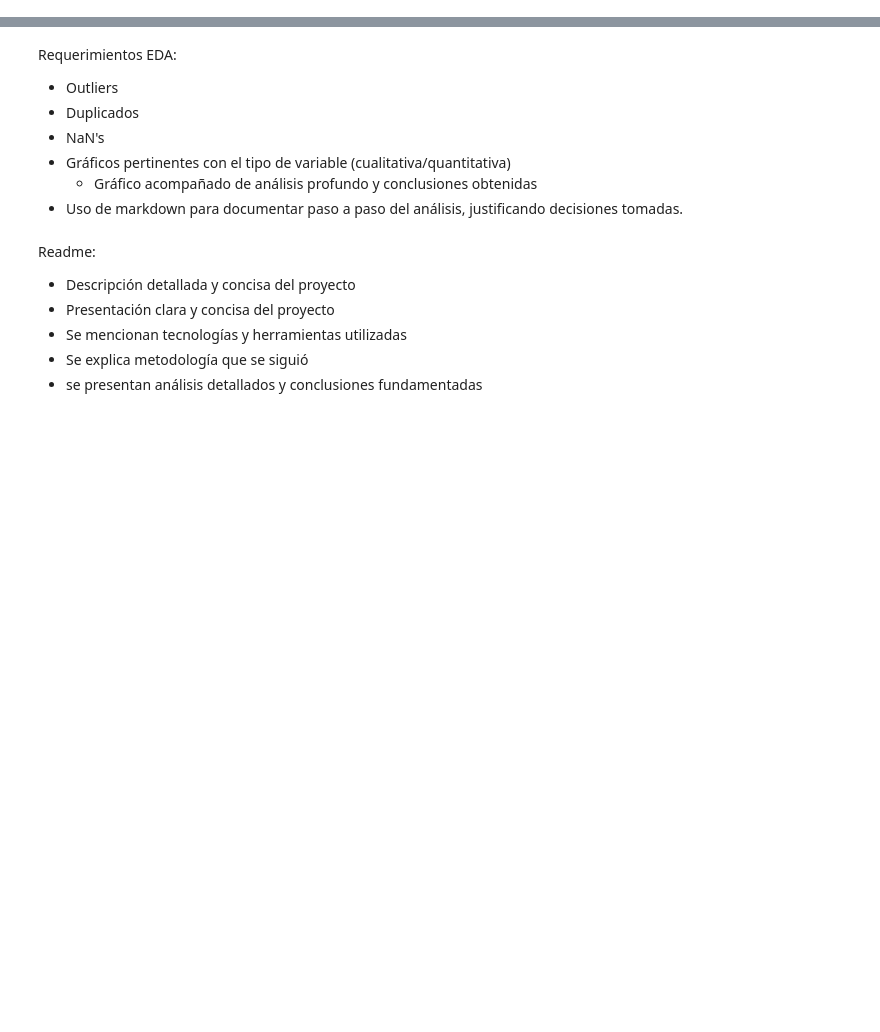
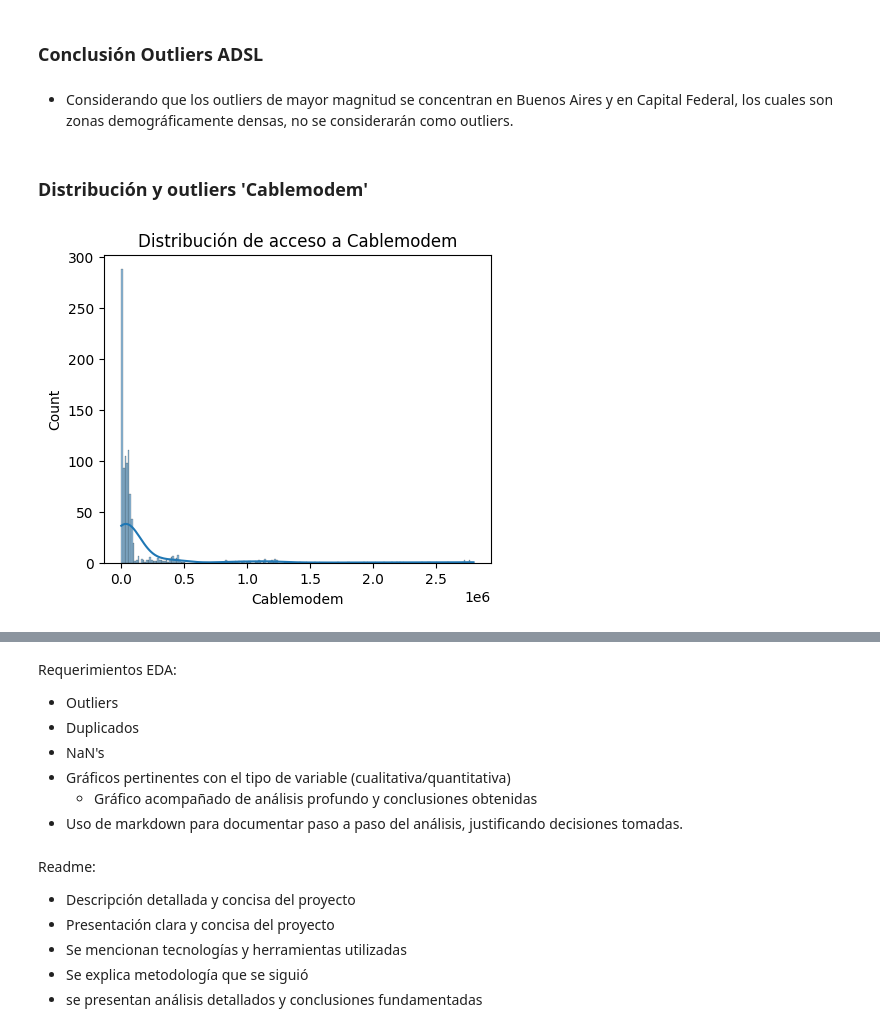
Before and after one commit to Vierinsky/pida_fviera, a Jupyter notebook: eda_etl_internet.ipynb, the cells around one changed output, grey strips where cells are left out. Cells and saved outputs as stored; diff of their text form; code cells hidden in the pictures; blank space fills up the shorter version.

```diff
--- a/eda_etl_internet.ipynb
+++ b/eda_etl_internet.ipynb
@@ -10,0 +266,13 @@ Importante:
+# %% [markdown]
+### Conclusión Outliers ADSL
+# %% [markdown]
+* Considerando que los outliers de mayor magnitud se concentran en Buenos Aires y en Capital Federal, los cuales son zonas demográficamente densas, no se considerarán como outliers.
+# %% [markdown]
+### Distribución y outliers 'Cablemodem'
+# %%
+plt.figure(figsize=(5,4))
+sns.histplot(accesos_por_tecnologia['Cablemodem'], kde=True)
+plt.title('Distribución de acceso a Cablemodem')
+plt.show()
+# %% [output]
+[figure, added]
```
Also changed, not shown: parts of 140 cells of this notebook, 8 other files.
